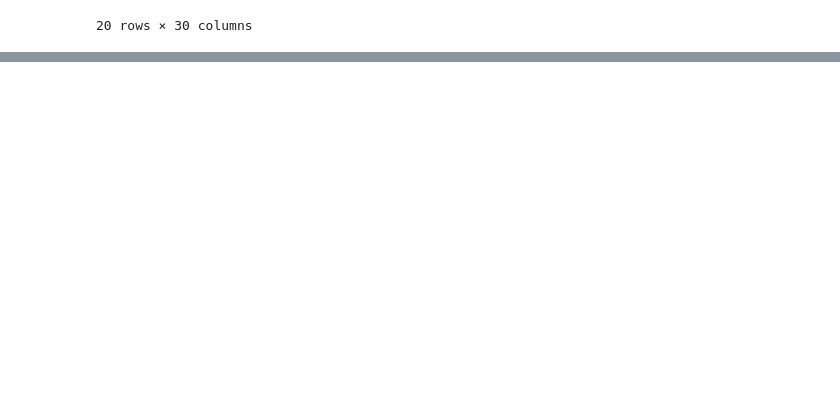
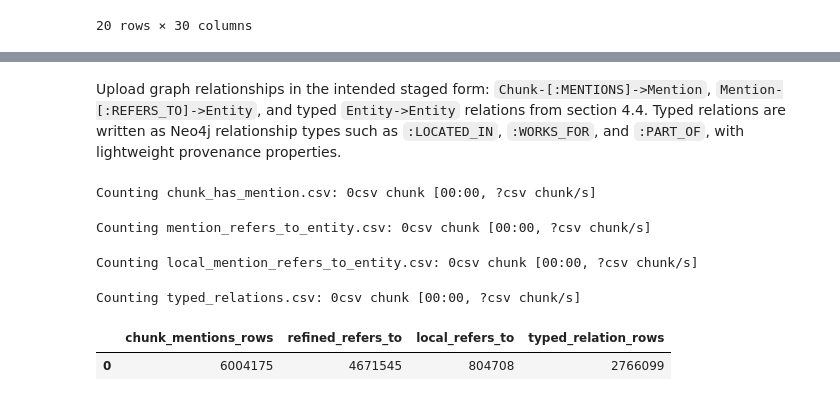
Before and after one commit to plminh-sdh/Design-and-Evaluation-of-Secure-Retrieval-Augmented-Systems-for-Large-Scale-Digital-Archives, a Jupyter notebook: Database.ipynb, the cells around one changed output, grey strips where cells are left out. Drawn from its saved outputs; the diff is of its cells as text; code cells hidden in the pictures; blank space fills up the shorter version.

```diff
--- a/Database.ipynb
+++ b/Database.ipynb
@@ -4572,0 +4727,39 @@ relation_gold_preview_df.head(20)
+# %% [markdown]
+Upload graph relationships in the intended staged form: `Chunk-[:MENTIONS]->Mention`, `Mention-[:REFERS_TO]->Entity`, and typed `Entity->Entity` relations from section 4.4. Typed relations are written as Neo4j relationship types such as `:LOCATED_IN`, `:WORKS_FOR`, and `:PART_OF`, with lightweight provenance properties.
+# %%
+if not NEO4J_UPLOAD_ENABLED:
+    print("Neo4j upload is disabled. Set NEO4J_UPLOAD_ENABLED = True in the config cell to write relationships to the database.")
+else:
+    neo4j_chunk_mentions_uploaded = upload_chunk_mentions_to_neo4j(
+        driver,
+        neo4j_paths,
+        batch_size=NEO4J_RELATIONSHIP_BATCH_SIZE,
+        verbose=True,
+    )
+    neo4j_refers_to_upload_summary = upload_mention_entity_edges_to_neo4j(
+        driver,
+        neo4j_paths,
+        batch_size=NEO4J_RELATIONSHIP_BATCH_SIZE,
+        verbose=True,
+    )
+    neo4j_typed_relations_uploaded = upload_typed_relations_to_neo4j(
+        driver,
+        neo4j_paths.typed_relations,
+        batch_size=NEO4J_RELATIONSHIP_BATCH_SIZE,
+        verbose=True,
+    )
+
+    display(pd.DataFrame([
+        {
+            "chunk_mentions_rows": neo4j_chunk_mentions_uploaded,
+            **neo4j_refers_to_upload_summary,
+            "typed_relation_rows": neo4j_typed_relations_uploaded,
+        }
+    ]))
+# %% [output]
+Counting chunk_has_mention.csv: 0csv chunk [00:00, ?csv chunk/s]
+Counting mention_refers_to_entity.csv: 0csv chunk [00:00, ?csv chunk/s]
+Counting local_mention_refers_to_entity.csv: 0csv chunk [00:00, ?csv chunk/s]
+Counting typed_relations.csv: 0csv chunk [00:00, ?csv chunk/s]
+|  | chunk_mentions_rows | refined_refers_to | local_refers_to | typed_relation_rows |
+| 0 | 6004175 | 4671545 | 804708 | 2766099 |
```
Also changed, not shown: parts of 15 cells of this notebook, 2 other files.
